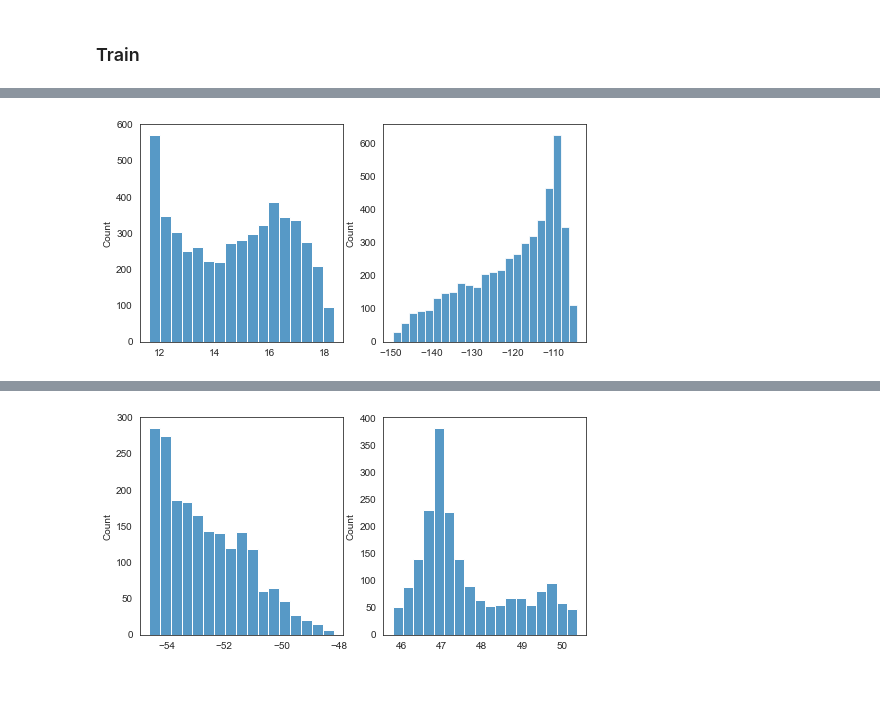
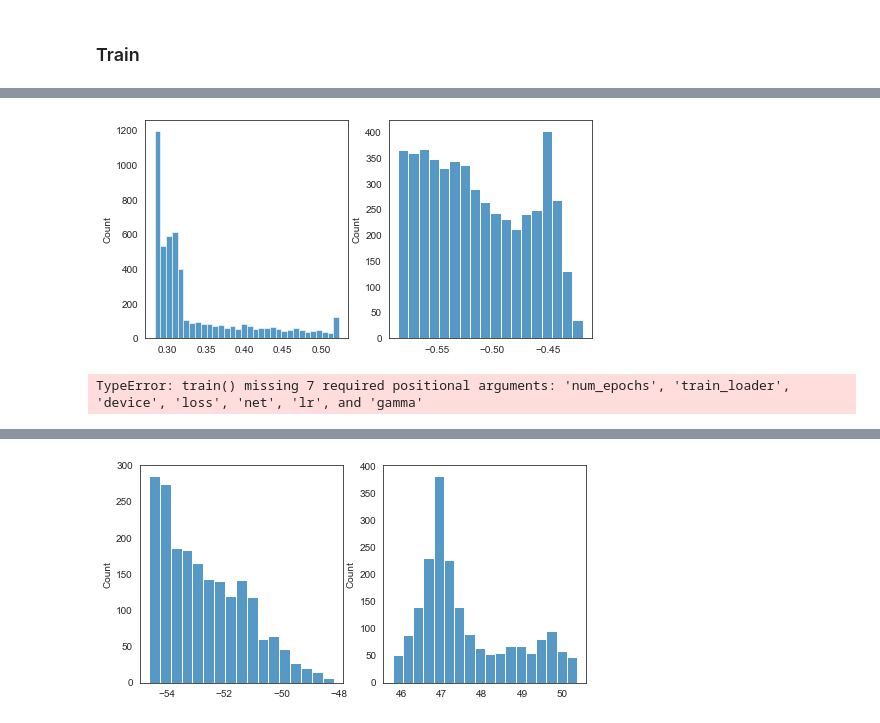
Before and after one commit to xxzWzxx/NICD, a Jupyter notebook: modules.ipynb, the cells around one changed output, grey strips where cells are left out. Saved outputs shown, nothing was run; the diff lists cells and outputs as text; code cells hidden in the pictures; blank space fills up the shorter version.

Commit message:
train with whole dataset

```diff
--- a/modules.ipynb
+++ b/modules.ipynb
@@ -143,14 +143,11 @@ def train(num_epochs, train_loader, device, loss, net, lr, gamma, wd=0, betas=(0
 
     loss_list = []
     for epoch in range(num_epochs):
-        epoch_loss = []
-        for X, y in train_loader:
-            X, y = X.to(device=device), y.to(device=device)
-            l = loss(net(X), y, gamma=gamma)
-            l.backward()
-            optimizer.step()
-            epoch_loss.append(l.item())
-        loss_list.append(np.array(epoch_loss).mean())
+        X, y = data.data.to(device=device), data.generate_orgin(data.N).to(device=device)
+        l = loss(net(X), y, gamma=gamma)
+        l.backward()
+        optimizer.step()
+        loss_list.append(l.item())
 
         if verbose and (epoch + 1) % 10 == 0:
             print(f'[{epoch+1}/{num_epochs}] Loss: {loss_list[-1]}')
@@ -159,7 +156,8 @@ def train(num_epochs, train_loader, device, loss, net, lr, gamma, wd=0, betas=(0
     sns.lineplot(data=loss_list, ax=ax)
     if fig_path is not None:
         fig.savefig(fig_path)
+    return loss_list
 # %%
 net = get_net(data.data.shape[1])
-train(500, train_loader, device, loss, net, lr=1e-3, gamma=1, verbose=True)
+train(500, train_loader, device, loss, net, lr=1e-2, gamma=100, verbose=True)
 # %% [output]
@@ -191,6 +199,15 @@ RuntimeError: DataLoader worker (pid 76254) is killed by signal: Interrupt: 2.
 # %%
 with torch.no_grad():
-    y = net(data.data.to(device=device))
-    data.show_distribution(y.cpu(), 1, 2)
+    y = net(data.data)
+data.show_distribution(y, 1, 2)
 # %% [output]
-[figure, old version]
+[figure, new version]
+# %%
+gammas = [1, 10, 100, 1000]
+lrs = [1e-5, 1e-4, 1e-3, 1e-2, 1e-1, 1]
+for lr in lrs:
+    for gamma in gammas:
+        net = get_net(data.data.shape[1])
+        train()
+# %% [output]
+TypeError: train() missing 7 required positional arguments: 'num_epochs', 'train_loader', 'device', 'loss', 'net', 'lr', and 'gamma'
```
Also changed, not shown: parts of 3 cells of this notebook.
